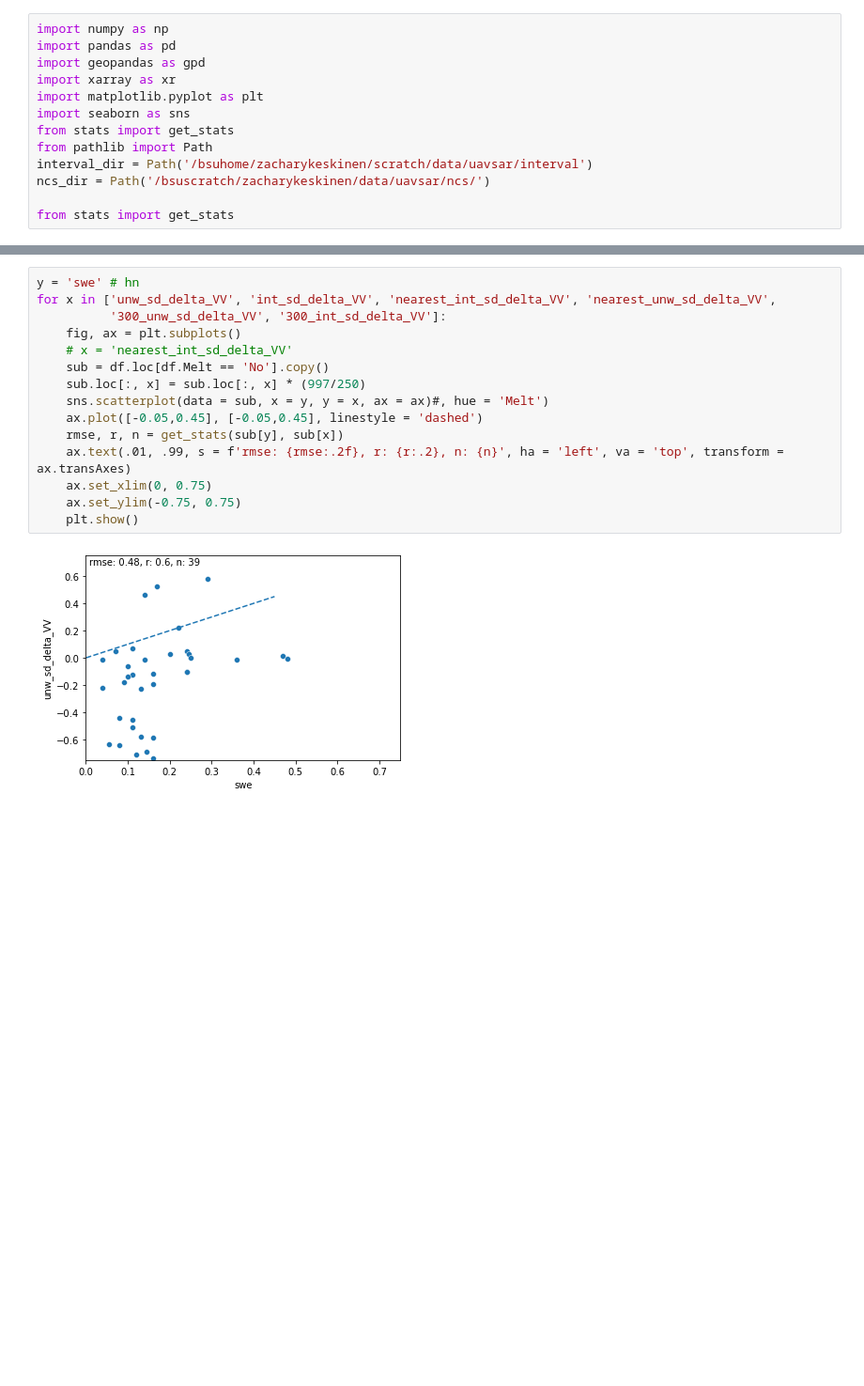
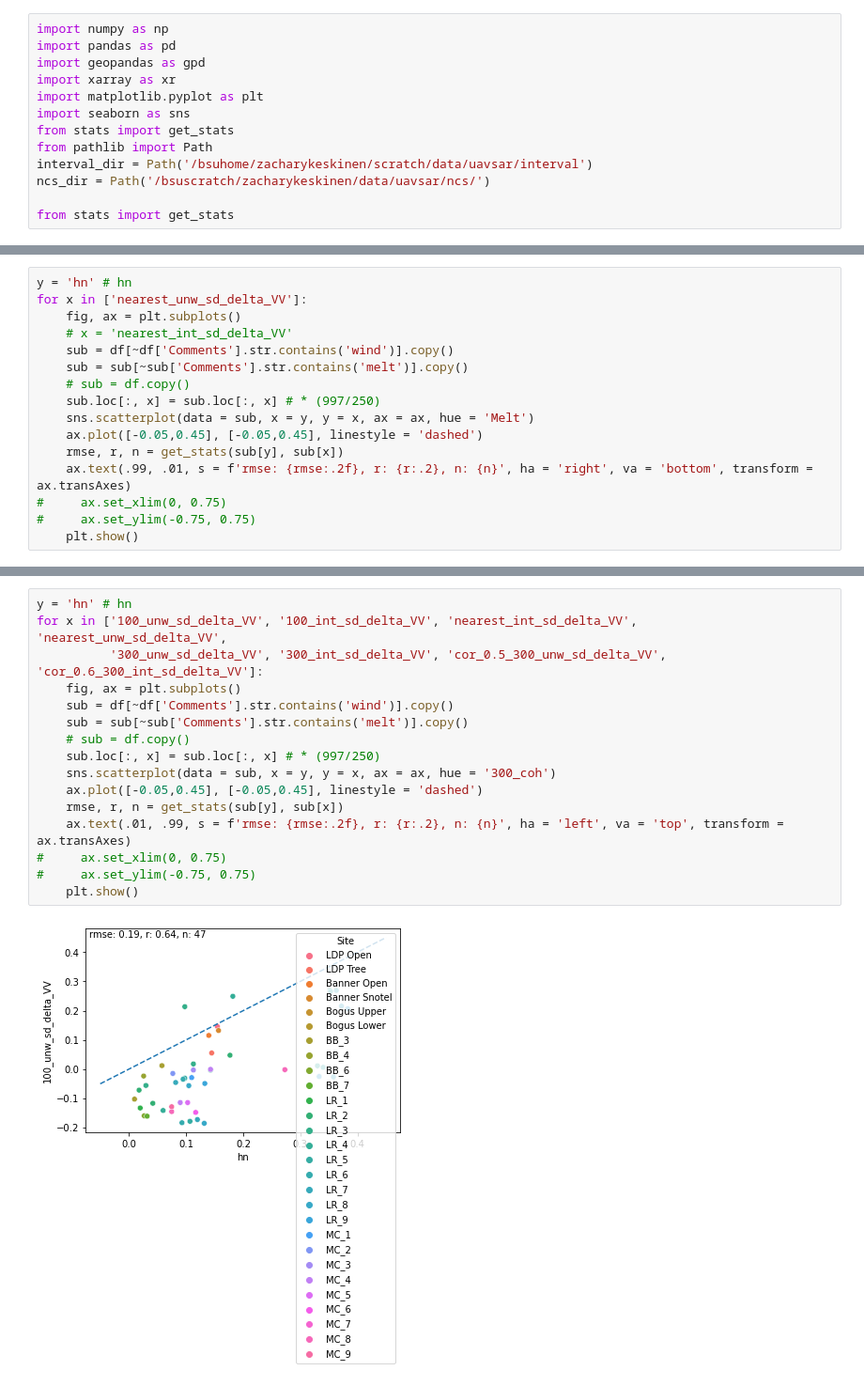
Before and after one commit to ZachHoppinen/uavsar-validation, a Jupyter notebook: src/play/interval.ipynb, the cells around one changed output, grey strips where cells are left out. Shown: that part at 94% size. Saved outputs shown, nothing was run; the diff lists cells and outputs as text; blank space fills up the shorter version.

Commit message:
lidar figures

```diff
--- a/src/play/interval.ipynb
+++ b/src/play/interval.ipynb
@@ -27,0 +43,16 @@ df = df.loc[df.swe > 0]
+# %%
+y = 'hn' # hn
+for x in ['nearest_unw_sd_delta_VV']:
+    fig, ax = plt.subplots()
+    # x = 'nearest_int_sd_delta_VV'
+    sub = df[~df['Comments'].str.contains('wind')].copy()
+    sub = sub[~sub['Comments'].str.contains('melt')].copy()
+    # sub = df.copy()
+    sub.loc[:, x] = sub.loc[:, x] # * (997/250)
+    sns.scatterplot(data = sub, x = y, y = x, ax = ax, hue = 'Melt')
+    ax.plot([-0.05,0.45], [-0.05,0.45], linestyle = 'dashed')
+    rmse, r, n = get_stats(sub[y], sub[x])
+    ax.text(.99, .01, s = f'rmse: {rmse:.2f}, r: {r:.2}, n: {n}', ha = 'right', va = 'bottom', transform = ax.transAxes)
+#     ax.set_xlim(0, 0.75)
+#     ax.set_ylim(-0.75, 0.75)
+    plt.show()
@@ -28,17 +61,18 @@ df = df.loc[df.swe > 0]
 # %%
-y = 'swe' # hn
-for x in ['unw_sd_delta_VV', 'int_sd_delta_VV', 'nearest_int_sd_delta_VV', 'nearest_unw_sd_delta_VV',
-          '300_unw_sd_delta_VV', '300_int_sd_delta_VV']:
+y = 'hn' # hn
+for x in ['100_unw_sd_delta_VV', '100_int_sd_delta_VV', 'nearest_int_sd_delta_VV', 'nearest_unw_sd_delta_VV',
+          '300_unw_sd_delta_VV', '300_int_sd_delta_VV', 'cor_0.5_300_unw_sd_delta_VV', 'cor_0.6_300_int_sd_delta_VV']:
     fig, ax = plt.subplots()
-    # x = 'nearest_int_sd_delta_VV'
-    sub = df.loc[df.Melt == 'No'].copy()
-    sub.loc[:, x] = sub.loc[:, x] * (997/250)
-    sns.scatterplot(data = sub, x = y, y = x, ax = ax)#, hue = 'Melt')
+    sub = df[~df['Comments'].str.contains('wind')].copy()
+    sub = sub[~sub['Comments'].str.contains('melt')].copy()
+    # sub = df.copy()
+    sub.loc[:, x] = sub.loc[:, x] # * (997/250)
+    sns.scatterplot(data = sub, x = y, y = x, ax = ax, hue = '300_coh')
     ax.plot([-0.05,0.45], [-0.05,0.45], linestyle = 'dashed')
     rmse, r, n = get_stats(sub[y], sub[x])
     ax.text(.01, .99, s = f'rmse: {rmse:.2f}, r: {r:.2}, n: {n}', ha = 'left', va = 'top', transform = ax.transAxes)
-    ax.set_xlim(0, 0.75)
-    ax.set_ylim(-0.75, 0.75)
+#     ax.set_xlim(0, 0.75)
+#     ax.set_ylim(-0.75, 0.75)
     plt.show()
 # %% [output]
-[figure, old version]
+[figure, new version]
```
Also changed, not shown: parts of 13 cells of this notebook, 7 other files.
